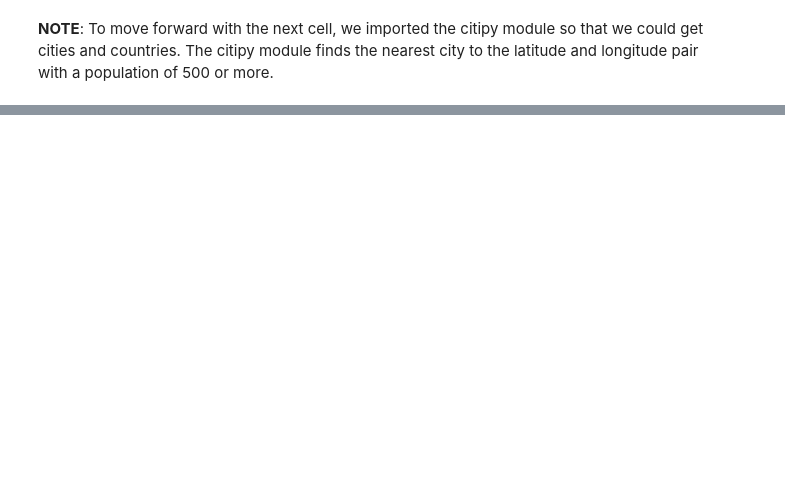
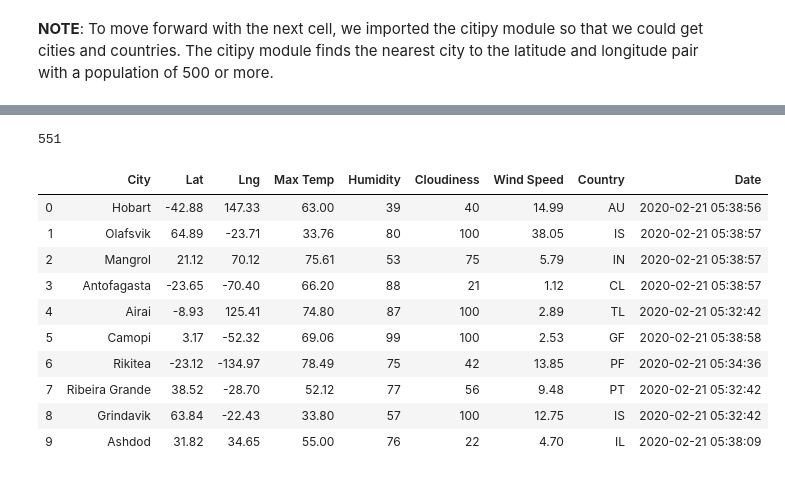
Before and after one commit to mcarter-00/World-Weather-Analysis, a Jupyter notebook: WeatherPy.ipynb, the cells around one changed output, grey strips where cells are left out. Saved outputs shown, nothing was run; the diff lists cells and outputs as text; code cells hidden in the pictures; blank space fills up the shorter version.

Commit message:
Adding modified 'WeatherPy' and weather_data.csv file.

```diff
--- a/WeatherPy.ipynb
+++ b/WeatherPy.ipynb
@@ -10,3 +13,6 @@ from citipy import citipy
+# %%
+# Build URL for Weather API call using my weather_api_key
+url = "http://api.openweathermap.org/data/2.5/weather?units=Imperial&APPID=" + weather_api_key
 # %%
 # Create a set of random latitude and longitude combinations
 lats = np.random.uniform(low=-90.000, high=90.000, size=1500)
@@ -60,0 +150,20 @@ len(cities)
+# %%
+len(city_data)
+# %% [output]
+551
+# %%
+# Convert the array of dictionaries to a Pandas DataFrame
+city_data_df = pd.DataFrame(city_data)
+city_data_df.head(10)
+# %% [output]
+|  | City | Lat | Lng | Max Temp | Humidity | Cloudiness | Wind Speed | Country | Date |
+| 0 | Hobart | -42.88 | 147.33 | 63.00 | 39 | 40 | 14.99 | AU | 2020-02-21 05:38:56 |
+| 1 | Olafsvik | 64.89 | -23.71 | 33.76 | 80 | 100 | 38.05 | IS | 2020-02-21 05:38:57 |
+| 2 | Mangrol | 21.12 | 70.12 | 75.61 | 53 | 75 | 5.79 | IN | 2020-02-21 05:38:57 |
+| 3 | Antofagasta | -23.65 | -70.40 | 66.20 | 88 | 21 | 1.12 | CL | 2020-02-21 05:38:57 |
+| 4 | Airai | -8.93 | 125.41 | 74.80 | 87 | 100 | 2.89 | TL | 2020-02-21 05:32:42 |
+| 5 | Camopi | 3.17 | -52.32 | 69.06 | 99 | 100 | 2.53 | GF | 2020-02-21 05:38:58 |
+| 6 | Rikitea | -23.12 | -134.97 | 78.49 | 75 | 42 | 13.85 | PF | 2020-02-21 05:34:36 |
+| 7 | Ribeira Grande | 38.52 | -28.70 | 52.12 | 77 | 56 | 9.48 | PT | 2020-02-21 05:32:42 |
+| 8 | Grindavik | 63.84 | -22.43 | 33.80 | 57 | 100 | 12.75 | IS | 2020-02-21 05:32:42 |
+| 9 | Ashdod | 31.82 | 34.65 | 55.00 | 76 | 22 | 4.70 | IL | 2020-02-21 05:38:09 |
```
Also changed, not shown: parts of 6 cells of this notebook, 1 other file.
